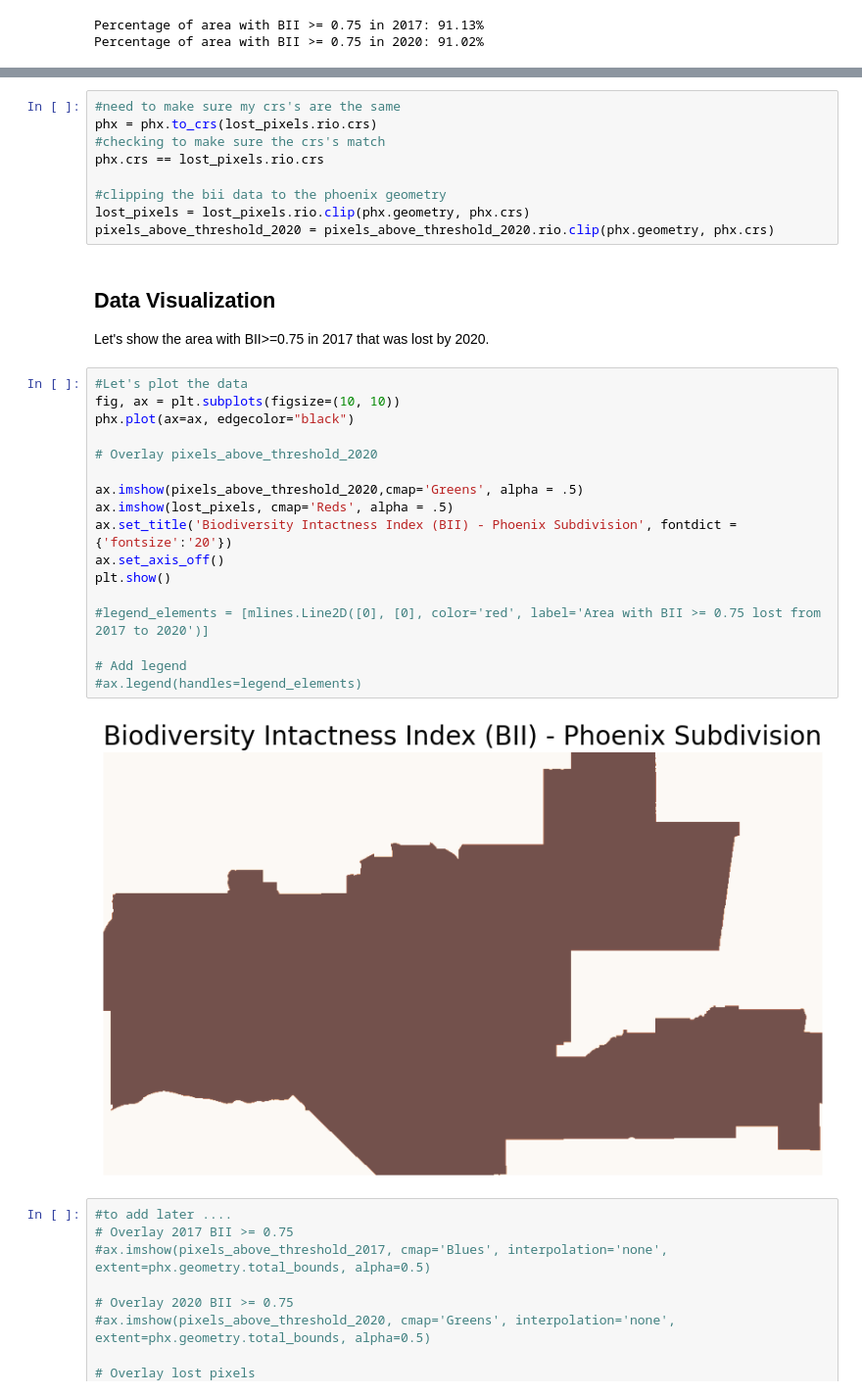
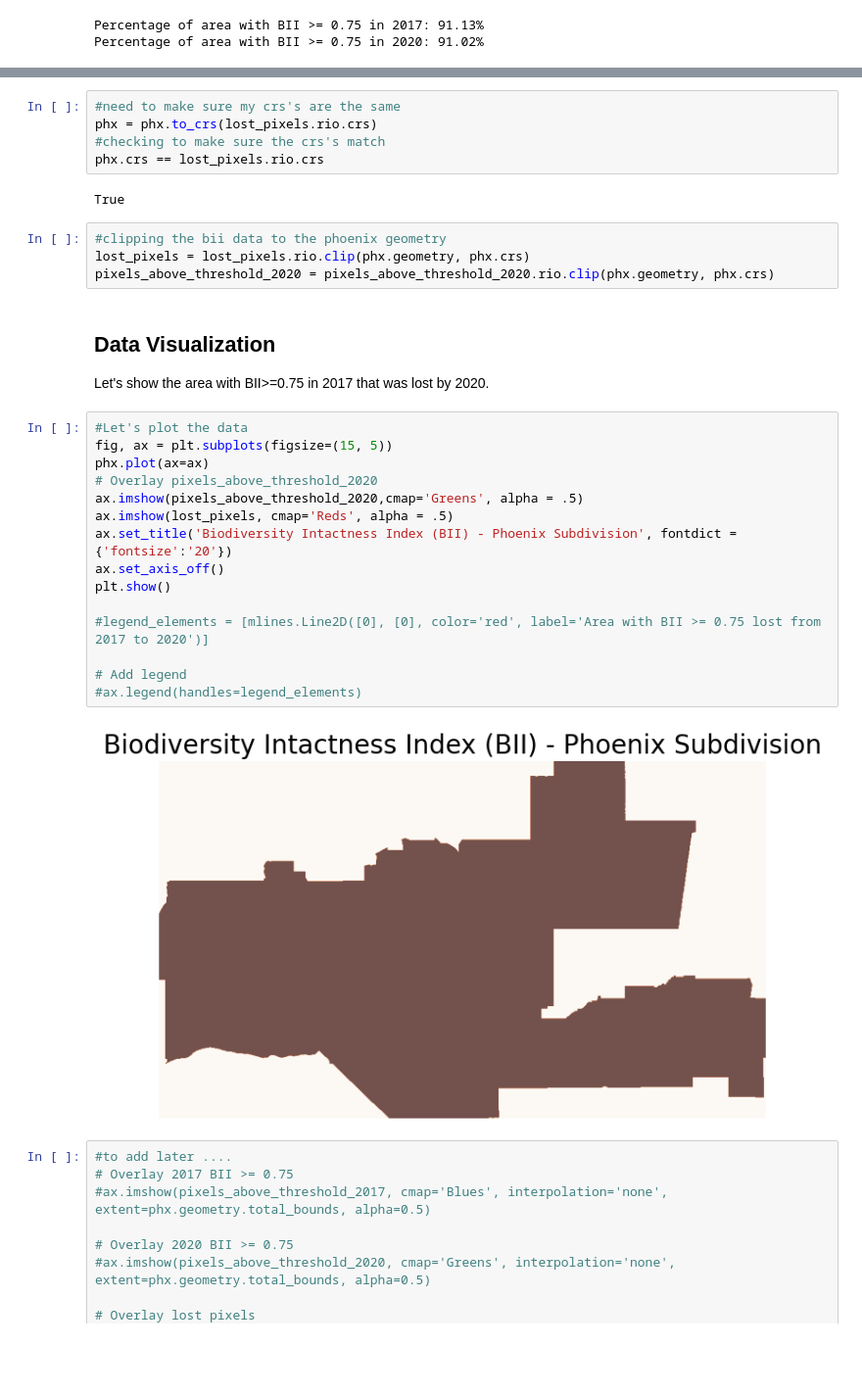
Before and after one commit to ccaswell25/eds220-phoenix-project, a Jupyter notebook: phoenix_project.ipynb, the cells around one changed output, grey strips where cells are left out. Shown: that part at 98% size. Drawn from its saved outputs; the diff is of its cells as text; blank space fills up the shorter version.

```diff
--- a/phoenix_project.ipynb
+++ b/phoenix_project.ipynb
@@ -178,32 +174,32 @@ Coordinates:
 phx = phx.to_crs(lost_pixels.rio.crs)
 #checking to make sure the crs's match
 phx.crs == lost_pixels.rio.crs
-
-#clipping the bii data to the phoenix geometry
-lost_pixels = lost_pixels.rio.clip(phx.geometry, phx.crs)
-pixels_above_threshold_2020 = pixels_above_threshold_2020.rio.clip(phx.geometry, phx.crs)
+# %% [output]
+True
+# %%
+#clipping the bii data to the phoenix geometry
+lost_pixels = lost_pixels.rio.clip(phx.geometry, phx.crs)
+pixels_above_threshold_2020 = pixels_above_threshold_2020.rio.clip(phx.geometry, phx.crs)
 # %% [markdown]
 ## Data Visualization
 Let's show the area with BII>=0.75 in 2017 that was lost by 2020.
 # %%
 #Let's plot the data
-fig, ax = plt.subplots(figsize=(10, 10))
-phx.plot(ax=ax, edgecolor="black")
-
+fig, ax = plt.subplots(figsize=(15, 5))
+phx.plot(ax=ax)
 # Overlay pixels_above_threshold_2020
-
 ax.imshow(pixels_above_threshold_2020,cmap='Greens', alpha = .5)
 ax.imshow(lost_pixels, cmap='Reds', alpha = .5)
 ax.set_title('Biodiversity Intactness Index (BII) - Phoenix Subdivision', fontdict = {'fontsize':'20'})
 ax.set_axis_off()
 plt.show()
 
 #legend_elements = [mlines.Line2D([0], [0], color='red', label='Area with BII >= 0.75 lost from 2017 to 2020')]
 
 # Add legend
 #ax.legend(handles=legend_elements)
 # %% [output]
-[figure, old version]
+[figure, new version]
 # %%
 #to add later ....
 # Overlay 2017 BII >= 0.75
```
Also changed, not shown: parts of 2 cells of this notebook, 1 other file.
